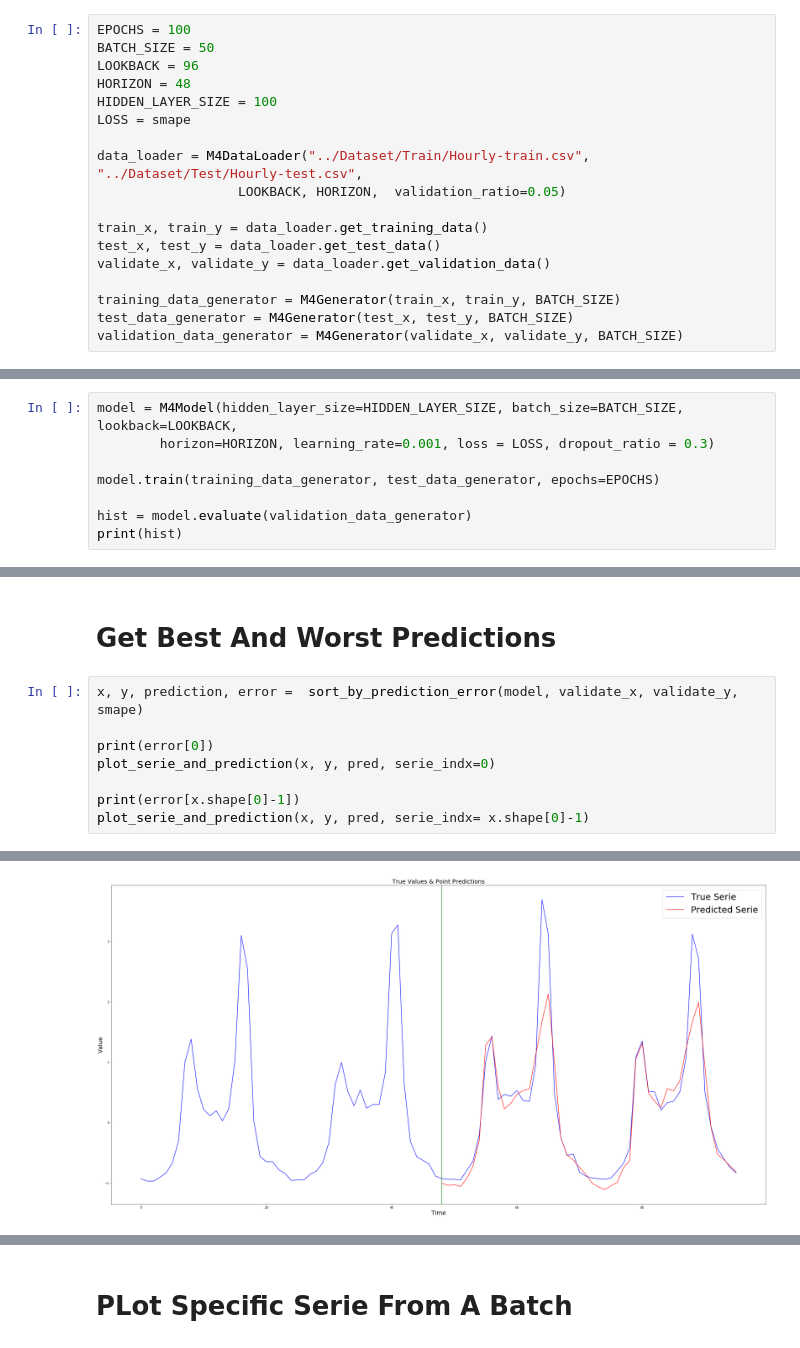
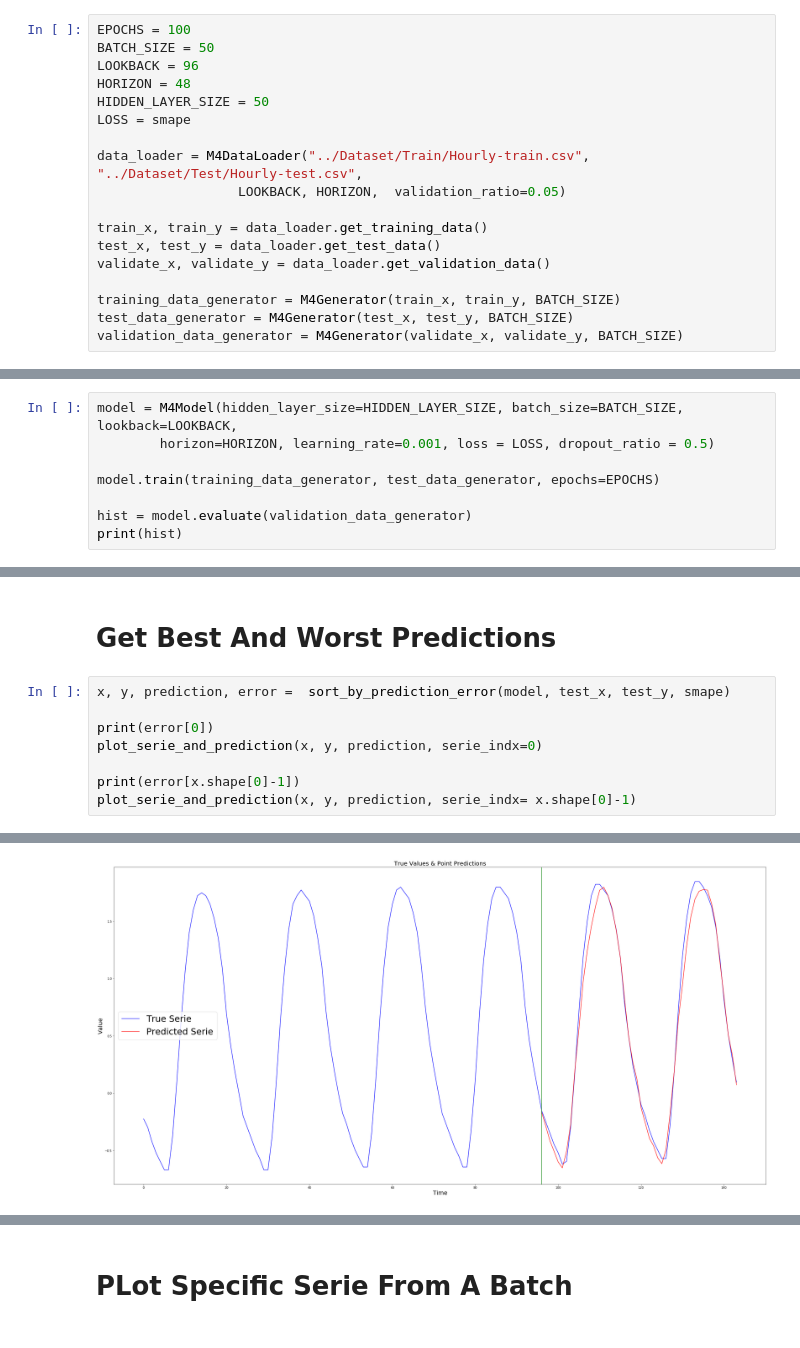
Before and after one commit to yamen23ali/m4-lstm, a Jupyter notebook: notebooks/Point_predection_mae.ipynb, the cells around one changed output, grey strips where cells are left out. Saved outputs shown, nothing was run; the diff lists cells and outputs as text.

```diff
--- a/notebooks/Point_predection_mae.ipynb
+++ b/notebooks/Point_predection_mae.ipynb
@@ -26,7 +26,7 @@ EPOCHS = 100
 BATCH_SIZE = 50
 LOOKBACK = 96
 HORIZON = 48
-HIDDEN_LAYER_SIZE = 100
+HIDDEN_LAYER_SIZE = 50
 LOSS = smape
 
 data_loader = M4DataLoader("../Dataset/Train/Hourly-train.csv", "../Dataset/Test/Hourly-test.csv",
@@ -43,7 +43,7 @@ validation_data_generator = M4Generator(validate_x, validate_y, BATCH_SIZE)
 # Train The Model
 # %%
 model = M4Model(hidden_layer_size=HIDDEN_LAYER_SIZE, batch_size=BATCH_SIZE, lookback=LOOKBACK,
-        horizon=HORIZON, learning_rate=0.001, loss = LOSS, dropout_ratio = 0.3)
+        horizon=HORIZON, learning_rate=0.001, loss = LOSS, dropout_ratio = 0.5)
 
 model.train(training_data_generator, test_data_generator, epochs=EPOCHS)
 
@@ -76,11 +76,11 @@ Saved model files to disk under../models/11
 # %% [markdown]
 # Get Best And Worst Predictions
 # %%
-x, y, prediction, error =  sort_by_prediction_error(model, validate_x, validate_y, smape)
+x, y, prediction, error =  sort_by_prediction_error(model, test_x, test_y, smape)
 
 print(error[0])
-plot_serie_and_prediction(x, y, pred, serie_indx=0)
+plot_serie_and_prediction(x, y, prediction, serie_indx=0)
 
 print(error[x.shape[0]-1])
-plot_serie_and_prediction(x, y, pred, serie_indx= x.shape[0]-1)
+plot_serie_and_prediction(x, y, prediction, serie_indx= x.shape[0]-1)
 # %% [output]
@@ -104 +89 @@ plot_serie_and_prediction(x, y, pred, serie_indx= x.shape[0]-1)
-[figure, old version]
+[figure, new version]
```
Also changed, not shown: parts of 4 cells of this notebook.
